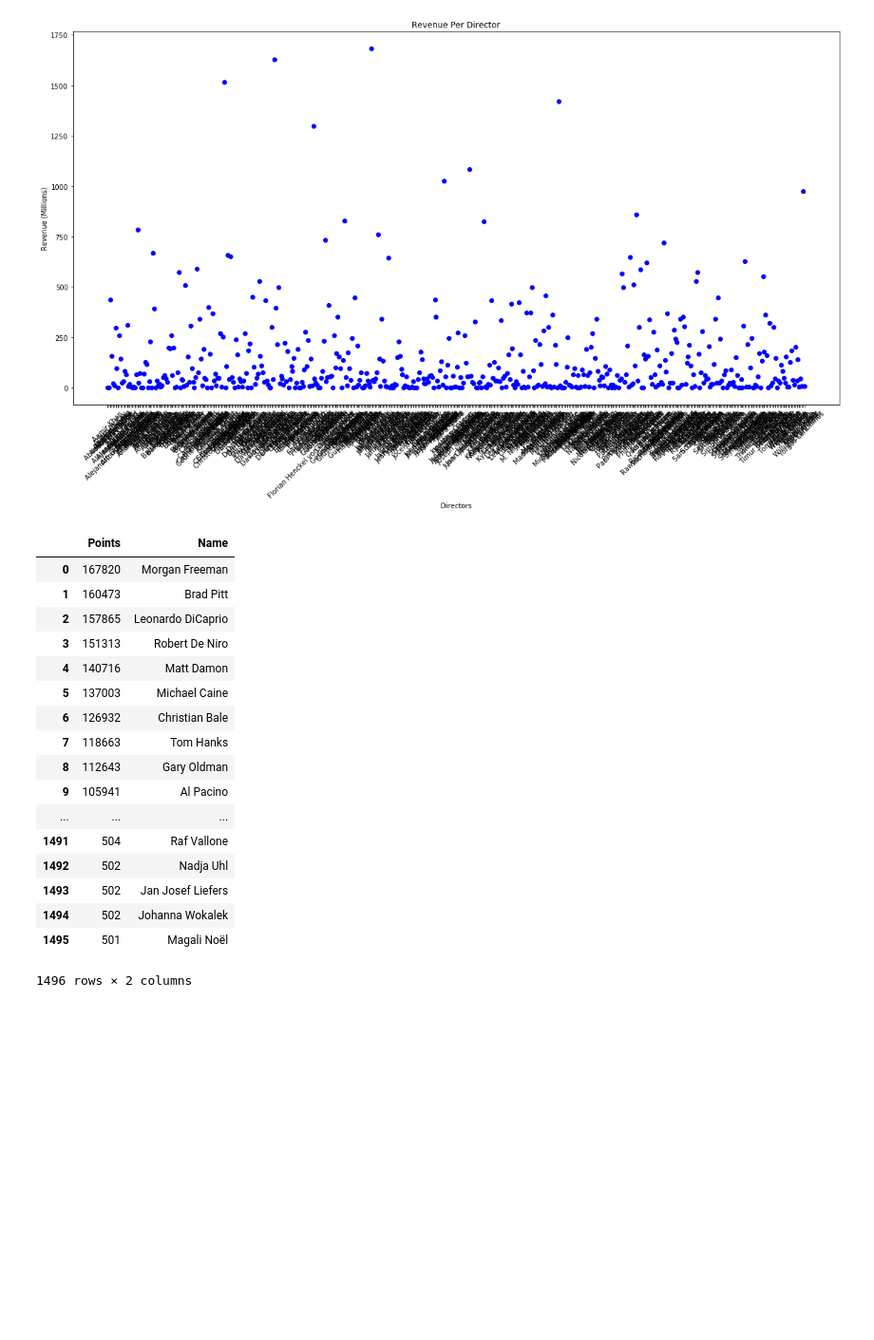
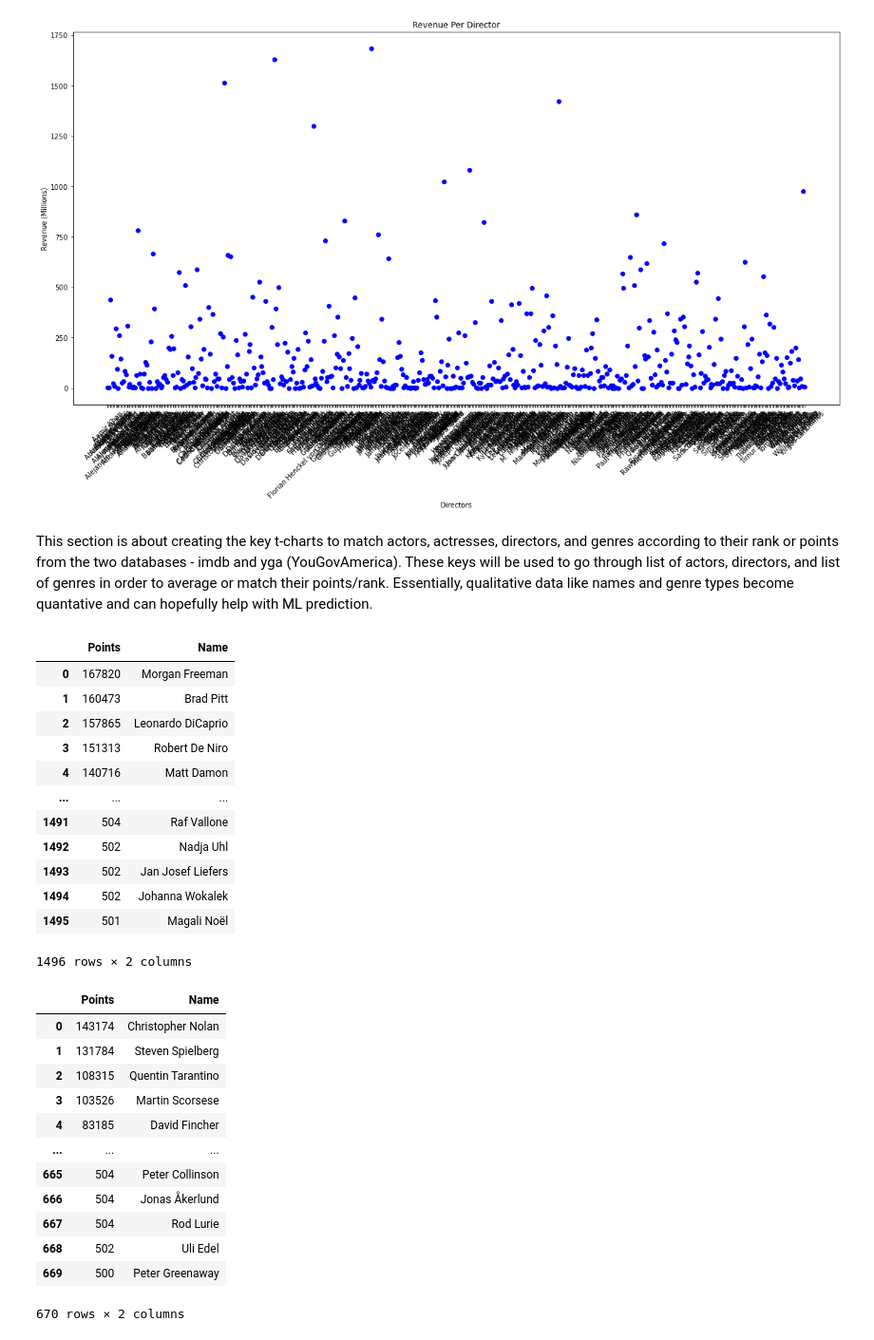
Before and after one commit to JasminePParekh/CMSC320-Final, a Jupyter notebook: 320Final.ipynb, the cells around one changed output. Shown: that part at 95% size. Saved outputs shown, nothing was run; the diff lists cells and outputs as text; code cells hidden in the pictures; blank space fills up the shorter version.

```diff
--- a/320Final.ipynb
+++ b/320Final.ipynb
@@ -160,6 +152,8 @@ plt.xticks(rotation = 45)
 plt.show()
 # %% [output]
 [figure]
+# %% [markdown]
+This section is about creating the key t-charts to match actors, actresses, directors, and genres according to their rank or points from the two databases - imdb and yga (YouGovAmerica). These keys will be used to go through list of actors, directors, and list of genres in order to average or match their points/rank. Essentially, qualitative data like names and genre types become quantative and can hopefully help with ML prediction.
 # %%
 '''
 Read datasets in changed points to actual numbers to make it easier to use
@@ -171,39 +165,35 @@ director_data = pd.read_csv("imdb_directors.csv", encoding='latin-1')
 
 def to_num(lst):
     ret = []
     for i in range(len(lst)):
         x = re.search("(\d+)[^\d]*", lst[i])
         ret.append(int(x.group(1)))
     return ret
 
 actor_data['Description'] = to_num(actor_data['Description'])
 actor_data.rename(columns={"Description": "Points"}, inplace = True)
 actor_data = actor_data.filter(['Points', 'Name'])
 
 actress_data['Description'] = to_num(actress_data['Description'])
 actress_data.rename(columns={"Description": "Points"}, inplace = True)
 actress_data = actress_data.filter(['Points', 'Name'])
 
 imdb_cast_key = pd.concat([actor_data, actress_data])
 imdb_cast_key = imdb_cast_key.sort_values('Points', ascending = False).reset_index(drop=True)
 
 director_data['Description'] = to_num(director_data['Description'])
 director_data.rename(columns={"Description": "Points"}, inplace = True)
 imdb_director_key = director_data.filter(['Points', 'Name'])
 
-imdb_cast_key
+display(imdb_cast_key)
+display(imdb_director_key)
 # %% [output]
 |  | Points | Name |
 | 0 | 167820 | Morgan Freeman |
 | 1 | 160473 | Brad Pitt |
 | 2 | 157865 | Leonardo DiCaprio |
 | 3 | 151313 | Robert De Niro |
 | 4 | 140716 | Matt Damon |
-| 5 | 137003 | Michael Caine |
-| 6 | 126932 | Christian Bale |
-| 7 | 118663 | Tom Hanks |
-| 8 | 112643 | Gary Oldman |
-| 9 | 105941 | Al Pacino |
 | ... | ... | ... |
 | 1491 | 504 | Raf Vallone |
 | 1492 | 502 | Nadja Uhl |
@@ -211,6 +201,19 @@ imdb_cast_key
 | 1494 | 502 | Johanna Wokalek |
 | 1495 | 501 | Magali Noël |
 1496 rows × 2 columns
+|  | Points | Name |
+| 0 | 143174 | Christopher Nolan |
+| 1 | 131784 | Steven Spielberg |
+| 2 | 108315 | Quentin Tarantino |
+| 3 | 103526 | Martin Scorsese |
+| 4 | 83185 | David Fincher |
+| ... | ... | ... |
+| 665 | 504 | Peter Collinson |
+| 666 | 504 | Jonas Åkerlund |
+| 667 | 504 | Rod Lurie |
+| 668 | 502 | Uli Edel |
+| 669 | 500 | Peter Greenaway |
+670 rows × 2 columns
 # %%
 def pdf_to_df(file):
     pdfdump = ""
```
Also changed, not shown: parts of 21 cells of this notebook, 1 other file.
